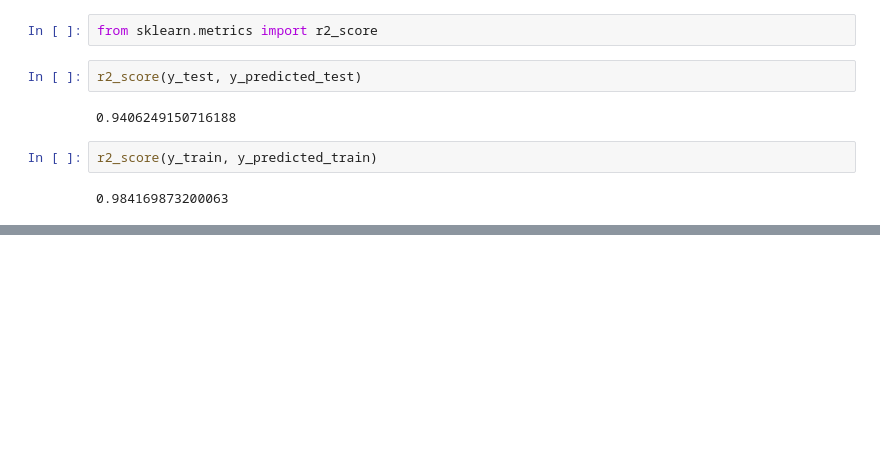
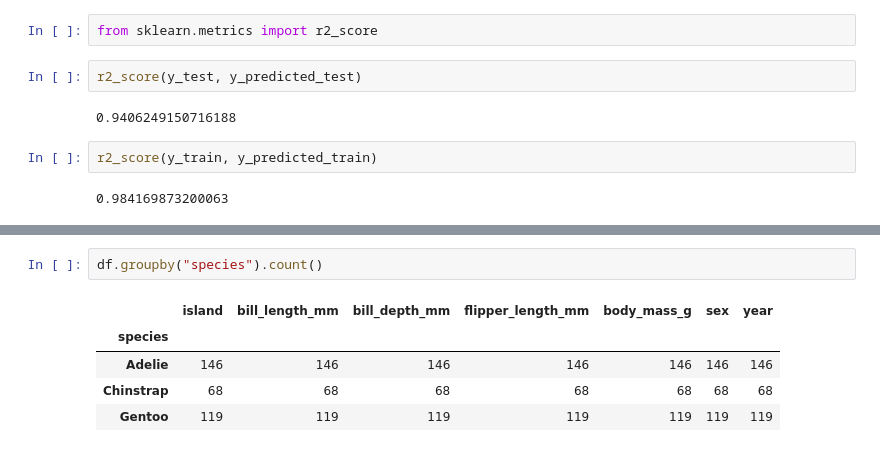
Before and after one commit to nuitrcs/Python-scikit-learn-2023, a Jupyter notebook: ML_concepts.ipynb, the cells around one changed output, grey strips where cells are left out. Cells and saved outputs as stored; diff of their text form; blank space fills up the shorter version.

```diff
--- a/ML_concepts.ipynb
+++ b/ML_concepts.ipynb
@@ -551,0 +644,8 @@ r2_score(y_train, y_predicted_train)
+# %%
+df.groupby("species").count()
+# %% [output]
+|  | island | bill_length_mm | bill_depth_mm | flipper_length_mm | body_mass_g | sex | year |
+| species |  |  |  |  |  |  |  |
+| Adelie | 146 | 146 | 146 | 146 | 146 | 146 | 146 |
+| Chinstrap | 68 | 68 | 68 | 68 | 68 | 68 | 68 |
+| Gentoo | 119 | 119 | 119 | 119 | 119 | 119 | 119 |
```
Also changed, not shown: parts of 38 cells of this notebook, 8 other files.
